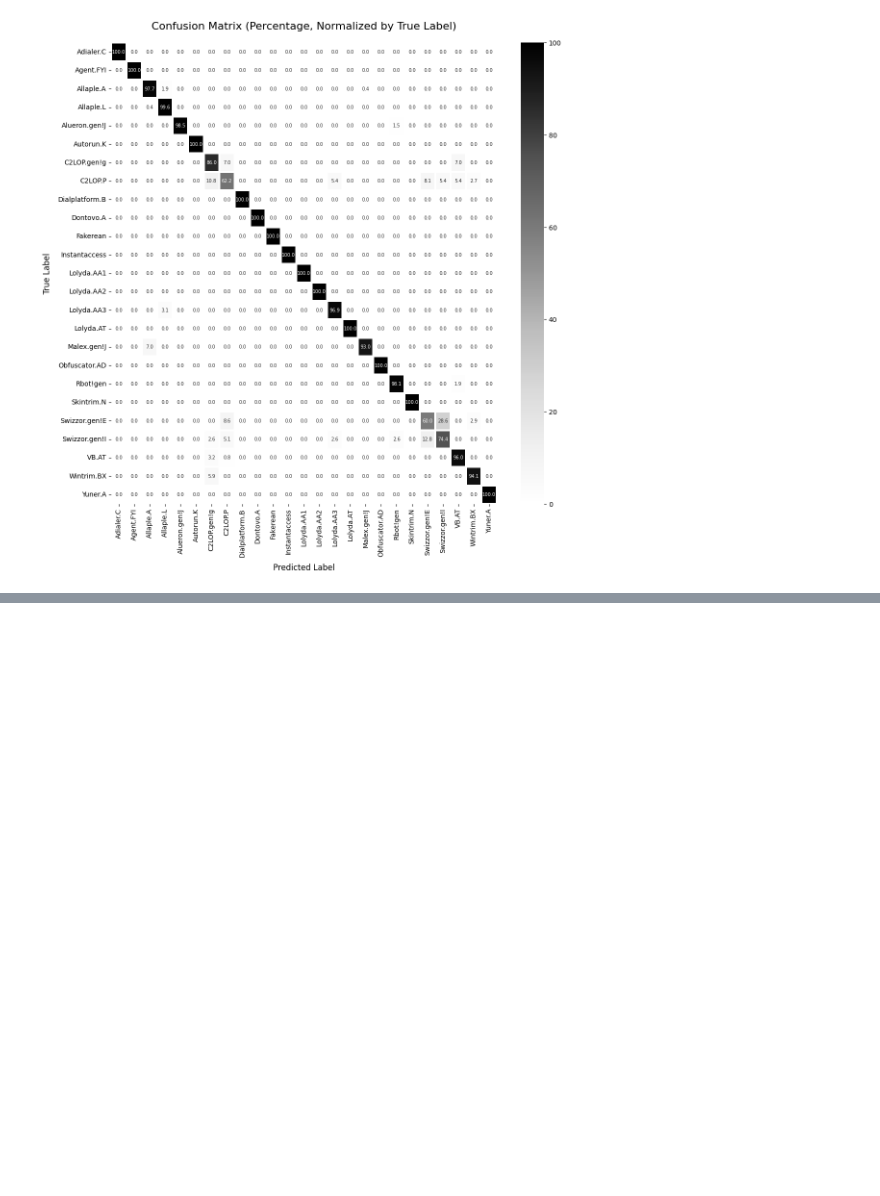
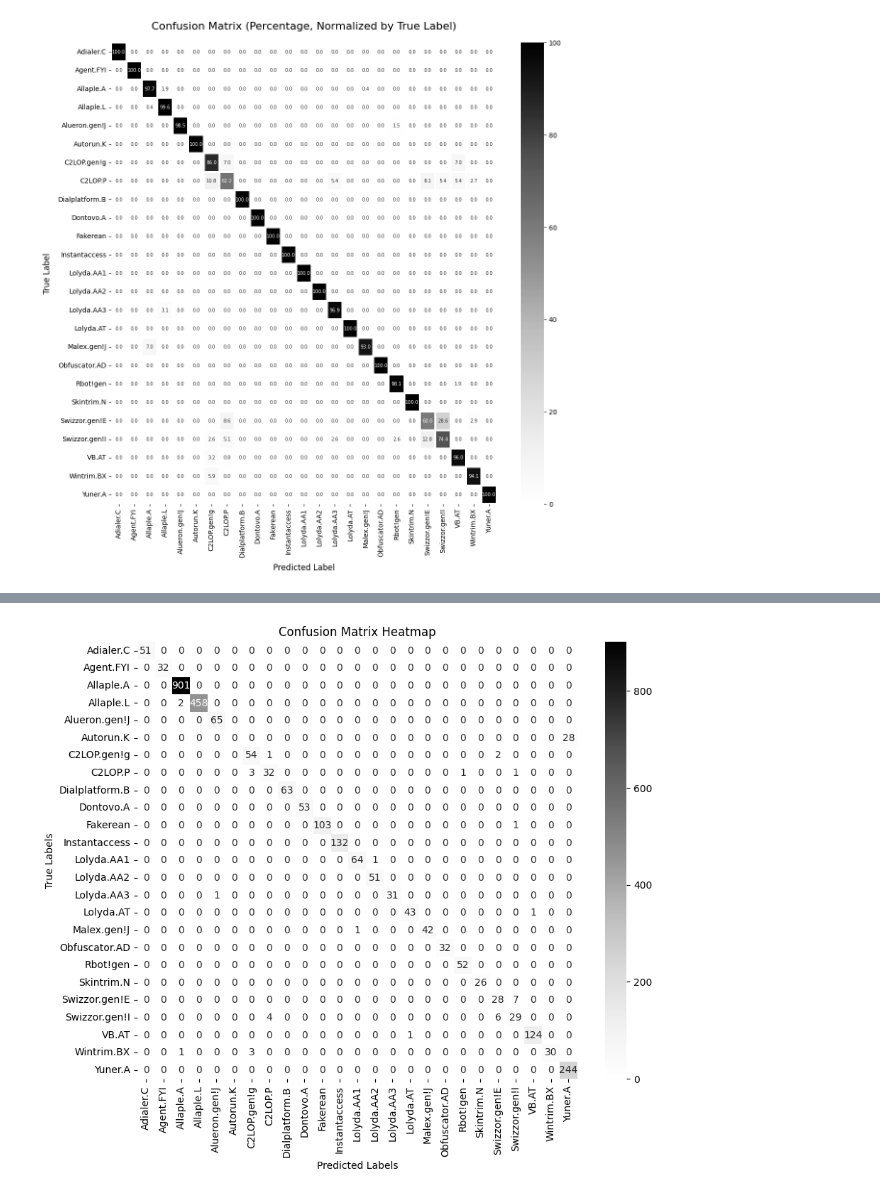
Before and after one commit to IMXINH/DeepLearning_Project, a Jupyter notebook: FinalProject.ipynb, the cells around one changed output, grey strips where cells are left out. Drawn from its saved outputs; the diff is of its cells as text; code cells hidden in the pictures; blank space fills up the shorter version.

```diff
--- a/FinalProject.ipynb
+++ b/FinalProject.ipynb
@@ -369,0 +635,19 @@ plt.show()
+# %%
+import matplotlib.pyplot as plt
+from sklearn.metrics import confusion_matrix
+import seaborn as sns
+
+cm = confusion_matrix(all_labels, all_predictions)
+
+def plot_confusion_matrix(cm, class_names):
+    plt.figure(figsize=(10, 8))
+    sns.heatmap(cm, annot=True, fmt='d', cmap='Greys', xticklabels=class_names, yticklabels=class_names)
+    plt.xlabel('Predicted Labels')
+    plt.ylabel('True Labels')
+    plt.title('Confusion Matrix Heatmap')
+    plt.show()
+
+class_names = list(dataset.label_map.keys())
+plot_confusion_matrix(cm, class_names)
+# %% [output]
+[figure, added]
```
Also changed, not shown: parts of 40 cells of this notebook, 2 other files.
